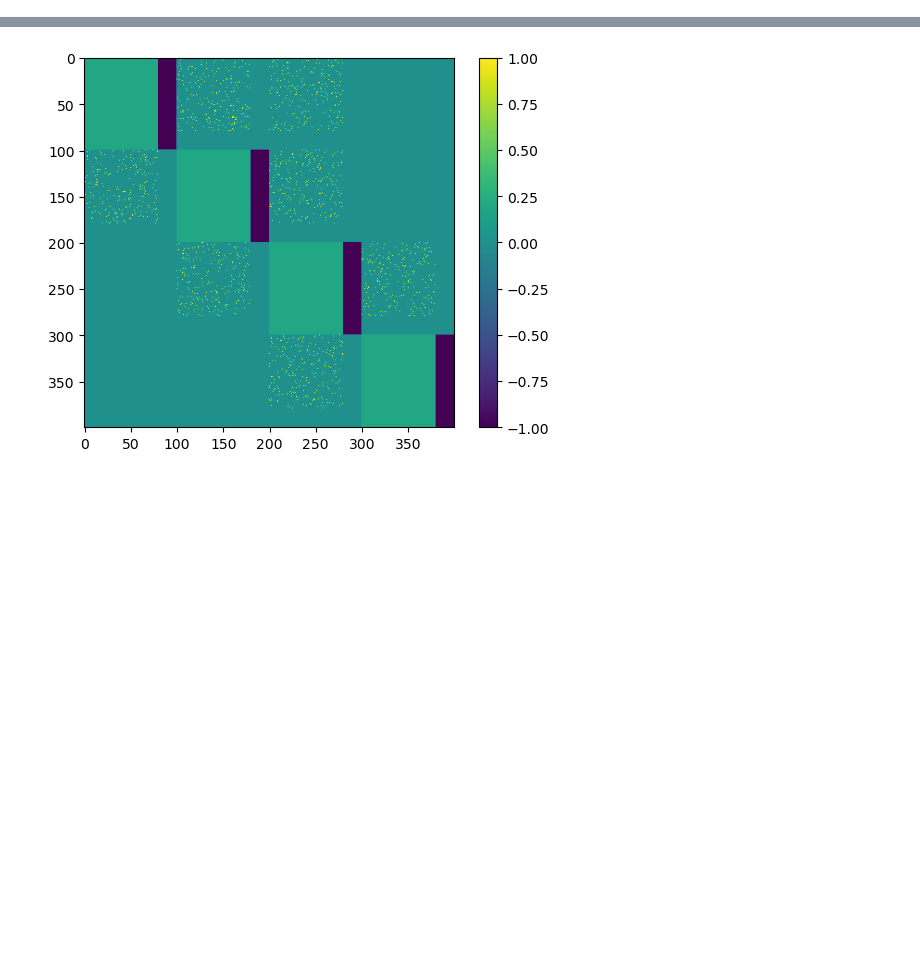
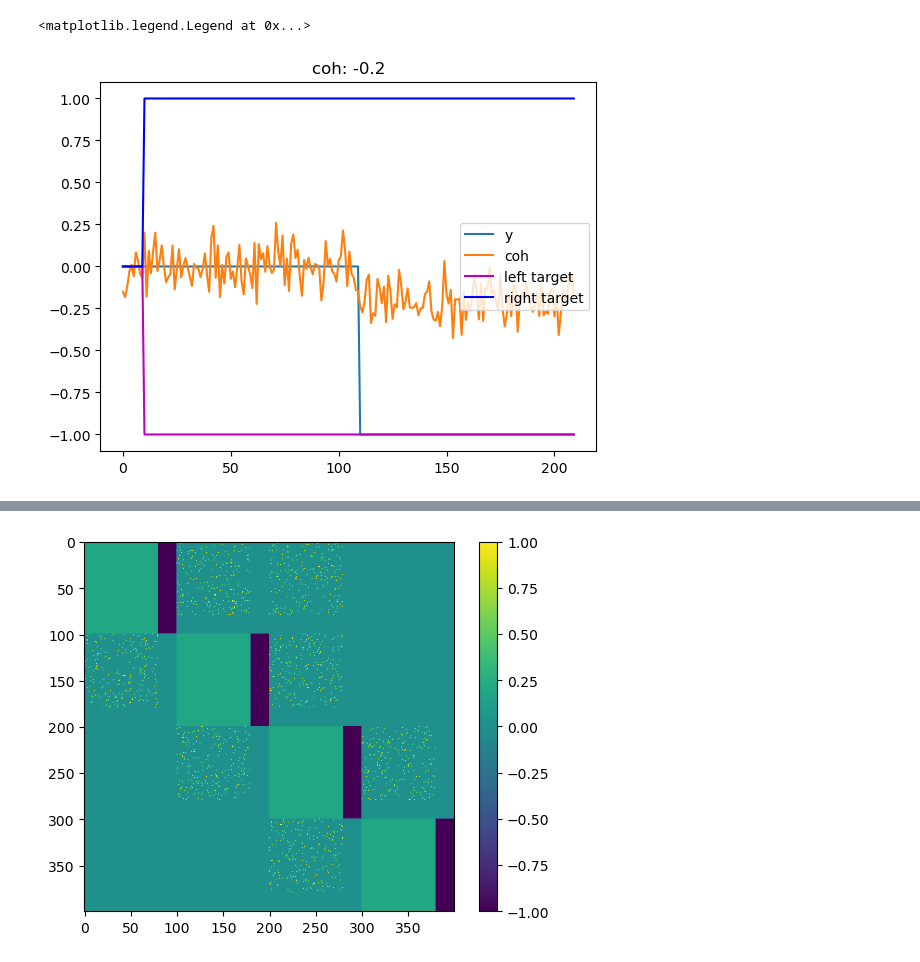
Before and after one commit to tianw6/lowrank_inference, a Jupyter notebook: notebooks/4Areas.ipynb, the cells around one changed output, grey strips where cells are left out. Drawn from its saved outputs; the diff is of its cells as text; code cells hidden in the pictures; blank space fills up the shorter version.

```diff
--- a/notebooks/4Areas.ipynb
+++ b/notebooks/4Areas.ipynb
@@ -26,4 +26,16 @@ input_size = 3
 output_size = 1
 # %%
 x_train, y_train, mask_train, cohAll_train, x_val, y_val, mask_val, cohAll_val = TF.generate_checker_data(10000)
+# %%
+n = 8
+
+plt.plot(y_val[n,:,:], label = 'y')
+plt.plot(x_val[n,:,0], label = 'coh')
+plt.plot(x_val[n,:,1], 'm', label = 'left target')
+plt.plot(x_val[n,:,2], 'b', label = 'right target')
+plt.title('coh: ' + str(cohAll_val[n]))
+plt.legend()
+# %% [output]
+<matplotlib.legend.Legend at 0x...>
+[figure, added]
 # %%
```
Also changed, not shown: parts of 2 cells of this notebook, 8 other files.
